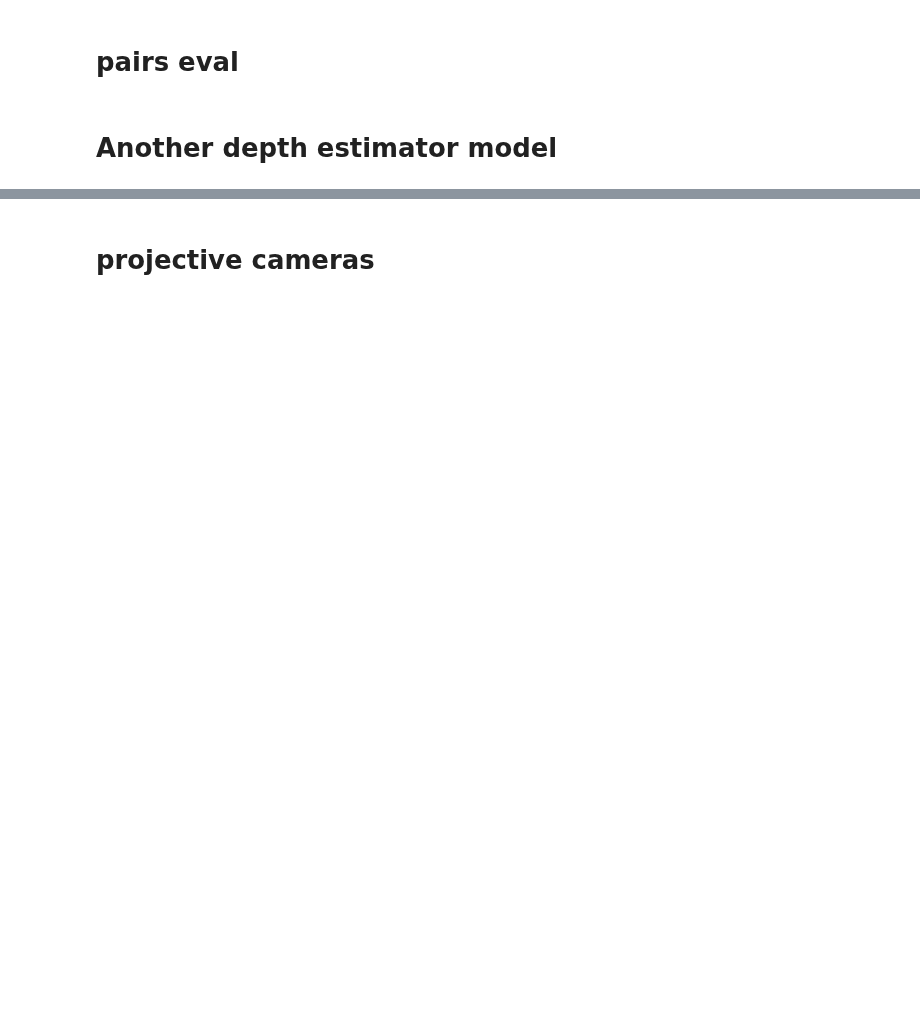
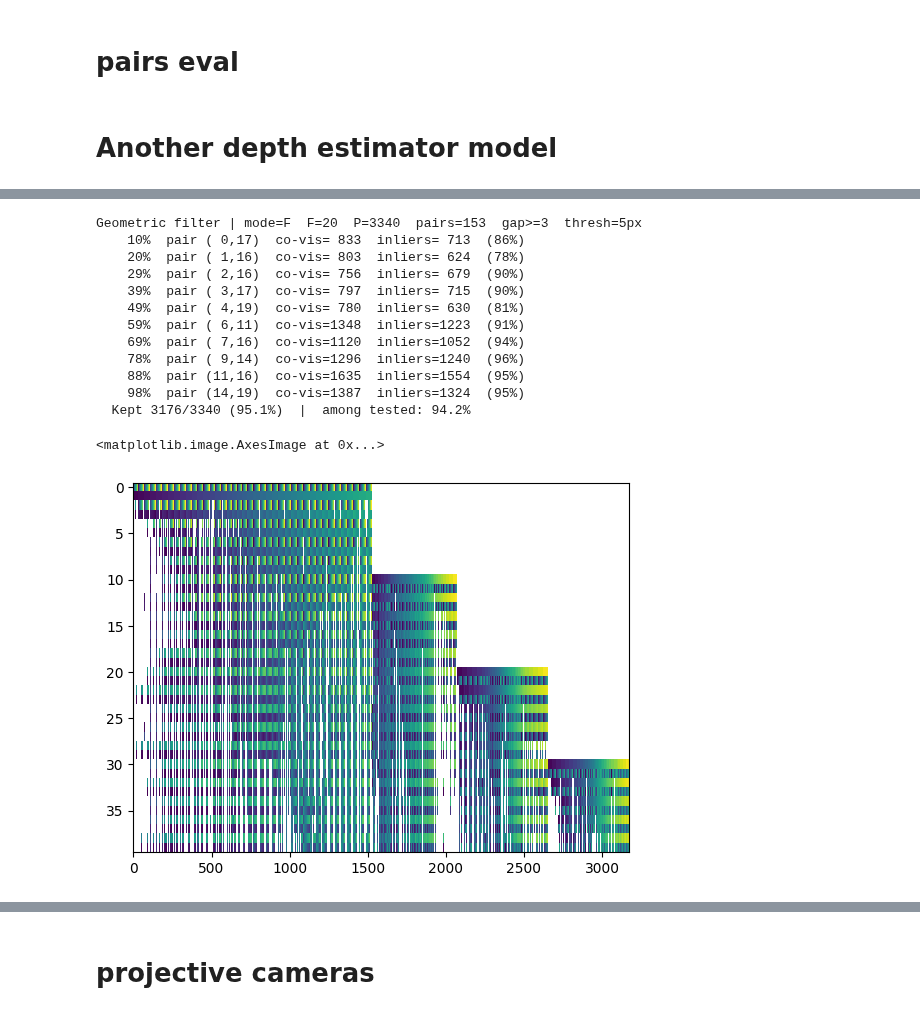
Before and after one commit to manel-ferreira-01/trackers, a Jupyter notebook: test.ipynb, the cells around one changed output, grey strips where cells are left out. Saved outputs shown, nothing was run; the diff lists cells and outputs as text; code cells hidden in the pictures; blank space fills up the shorter version.

```diff
--- a/test.ipynb
+++ b/test.ipynb
@@ -646,5 +716,20 @@ else:
 # %%
 from auxiliar.geometric_filter import geometric_filter_obs
 
-obs_clean, inlier_mask = geometric_filter_obs(obs_mat,mode="H", ransac_thresh=5)
+obs_clean, inlier_mask = geometric_filter_obs(obs_mat,mode="F", ransac_thresh=5)
 plt.imshow(obs_clean.cpu().numpy(), aspect='auto', cmap='viridis', interpolation="none")
+# %% [output]
+Geometric filter | mode=F  F=20  P=3340  pairs=153  gap>=3  thresh=5px
+    10%  pair ( 0,17)  co-vis= 833  inliers= 713  (86%)
+    20%  pair ( 1,16)  co-vis= 803  inliers= 624  (78%)
+    29%  pair ( 2,16)  co-vis= 756  inliers= 679  (90%)
+    39%  pair ( 3,17)  co-vis= 797  inliers= 715  (90%)
+    49%  pair ( 4,19)  co-vis= 780  inliers= 630  (81%)
+    59%  pair ( 6,11)  co-vis=1348  inliers=1223  (91%)
+    69%  pair ( 7,16)  co-vis=1120  inliers=1052  (94%)
+    78%  pair ( 9,14)  co-vis=1296  inliers=1240  (96%)
+    88%  pair (11,16)  co-vis=1635  inliers=1554  (95%)
+    98%  pair (14,19)  co-vis=1387  inliers=1324  (95%)
+  Kept 3176/3340 (95.1%)  |  among tested: 94.2%
+<matplotlib.image.AxesImage at 0x...>
+[figure, added]
```
Also changed, not shown: parts of 18 cells of this notebook, 11 other files.
